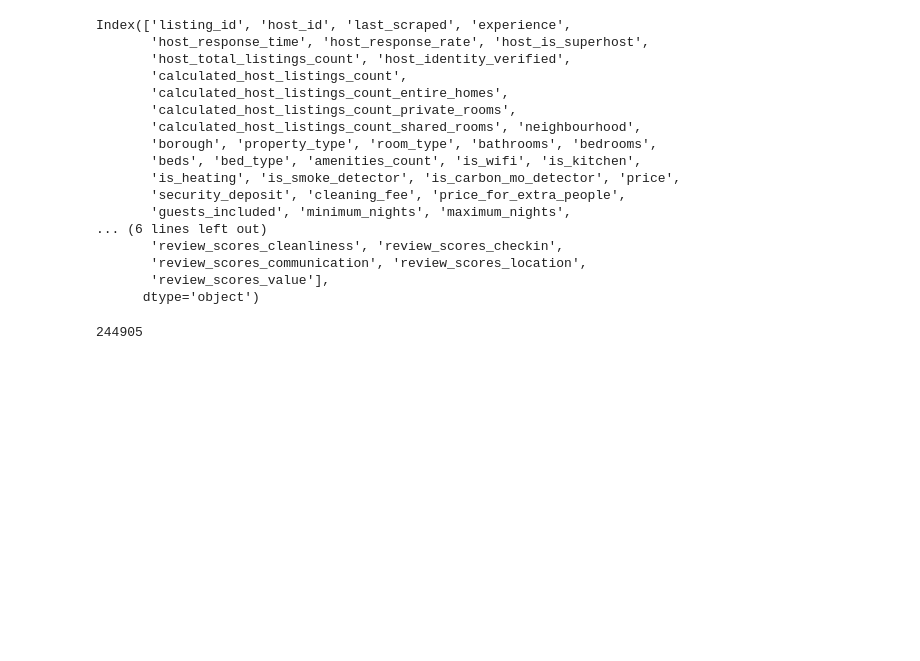
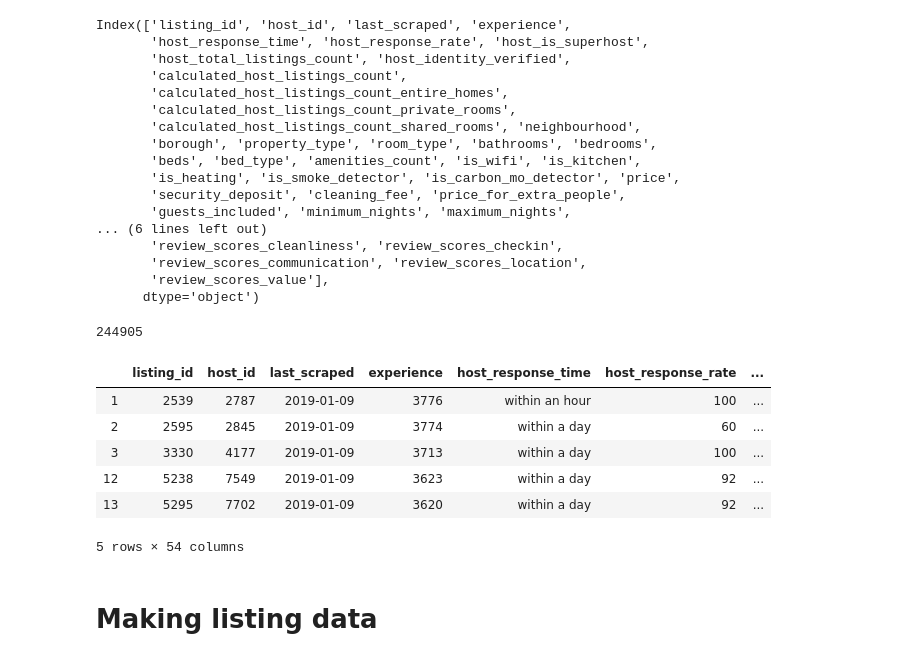
Before and after one commit to toshalpatel/data_analytics_airbnb, a Jupyter notebook: data_cleaning.ipynb, the cells around one changed output. Cells and saved outputs as stored; diff of their text form; code cells hidden in the pictures; blank space fills up the shorter version.

Commit message:
unique listings

```diff
--- a/data_cleaning.ipynb
+++ b/data_cleaning.ipynb
@@ -514,3 +514,15 @@ Index(['listing_id', 'host_id', 'last_scraped', 'experience',
 len(df.index)
 # %% [output]
 244905
+# %%
+df.head()
+# %% [output]
+|  | listing_id | host_id | last_scraped | experience | host_response_time | host_response_rate | ... |
+| 1 | 2539 | 2787 | 2019-01-09 | 3776 | within an hour | 100 | ... |
+| 2 | 2595 | 2845 | 2019-01-09 | 3774 | within a day | 60 | ... |
+| 3 | 3330 | 4177 | 2019-01-09 | 3713 | within a day | 100 | ... |
+| 12 | 5238 | 7549 | 2019-01-09 | 3623 | within a day | 92 | ... |
+| 13 | 5295 | 7702 | 2019-01-09 | 3620 | within a day | 92 | ... |
+5 rows × 54 columns
+# %% [markdown]
+# Making listing data
```
Also changed, not shown: parts of 14 cells of this notebook, 4 other files.
